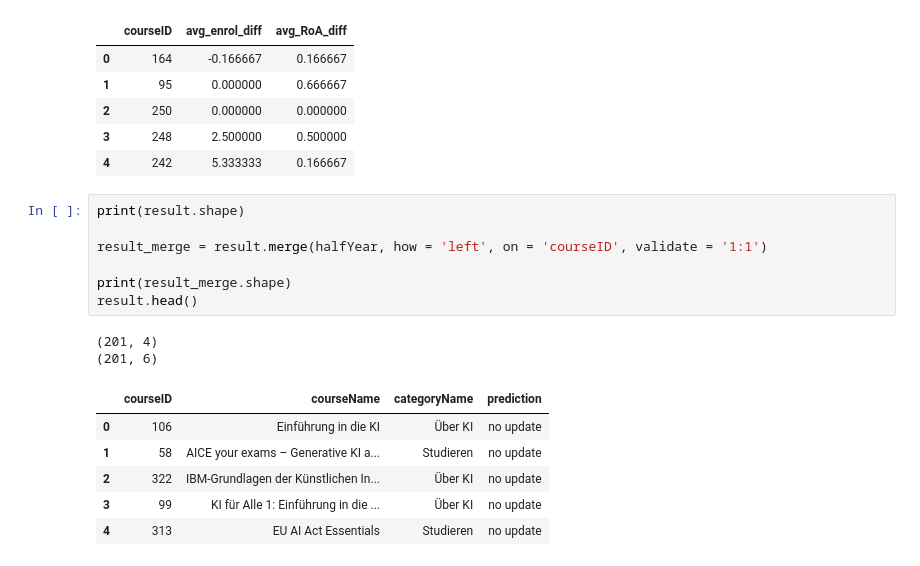
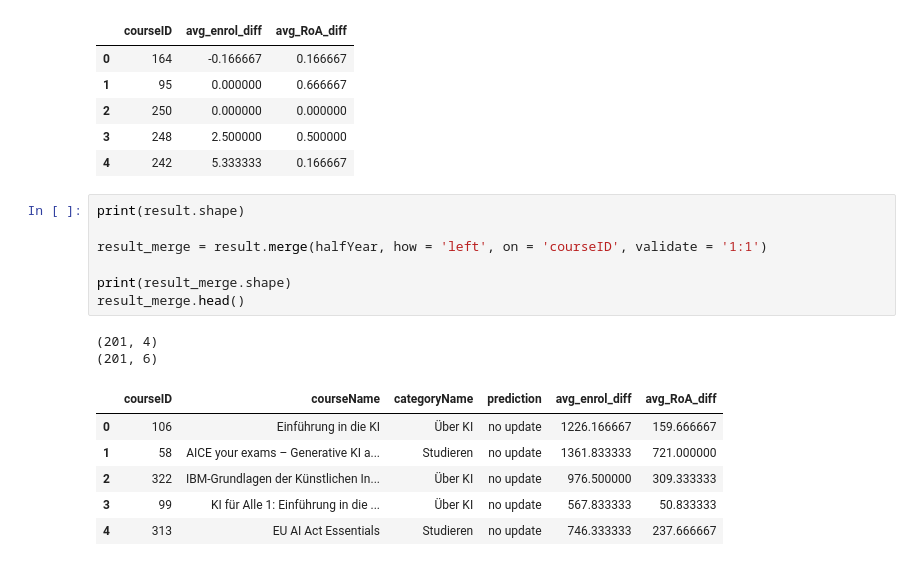
Before and after one commit to 11awrence/Public-Data-Projects, a Jupyter notebook: predictive_modelling/QA Classifier/QA_Predictive Modelling Implementation.ipynb, the cells around one changed output. Cells and saved outputs as stored; diff of their text form.

Commit message:
Including half year enrol and RoA stats

```diff
--- a/predictive_modelling/QA Classifier/QA_Predictive Modelling Implementation.ipynb
+++ b/predictive_modelling/QA Classifier/QA_Predictive Modelling Implementation.ipynb
@@ -313,16 +313,16 @@ halfYear.head()
 # %%
 print(result.shape)
 
 result_merge = result.merge(halfYear, how = 'left', on = 'courseID', validate = '1:1')
 
 print(result_merge.shape)
-result.head()
+result_merge.head()
 # %% [output]
 (201, 4)
 (201, 6)
-|  | courseID | courseName | categoryName | prediction |
-| 0 | 106 | Einführung in die KI | Über KI | no update |
-| 1 | 58 | AICE your exams – Generative KI a... | Studieren | no update |
-| 2 | 322 | IBM-Grundlagen der Künstlichen In... | Über KI | no update |
-| 3 | 99 | KI für Alle 1: Einführung in die ... | Über KI | no update |
-| 4 | 313 | EU AI Act Essentials | Studieren | no update |
+|  | courseID | courseName | categoryName | prediction | avg_enrol_diff | avg_RoA_diff |
+| 0 | 106 | Einführung in die KI | Über KI | no update | 1226.166667 | 159.666667 |
+| 1 | 58 | AICE your exams – Generative KI a... | Studieren | no update | 1361.833333 | 721.000000 |
+| 2 | 322 | IBM-Grundlagen der Künstlichen In... | Über KI | no update | 976.500000 | 309.333333 |
+| 3 | 99 | KI für Alle 1: Einführung in die ... | Über KI | no update | 567.833333 | 50.833333 |
+| 4 | 313 | EU AI Act Essentials | Studieren | no update | 746.333333 | 237.666667 |
```
Also changed, not shown: parts of 6 cells of this notebook.
